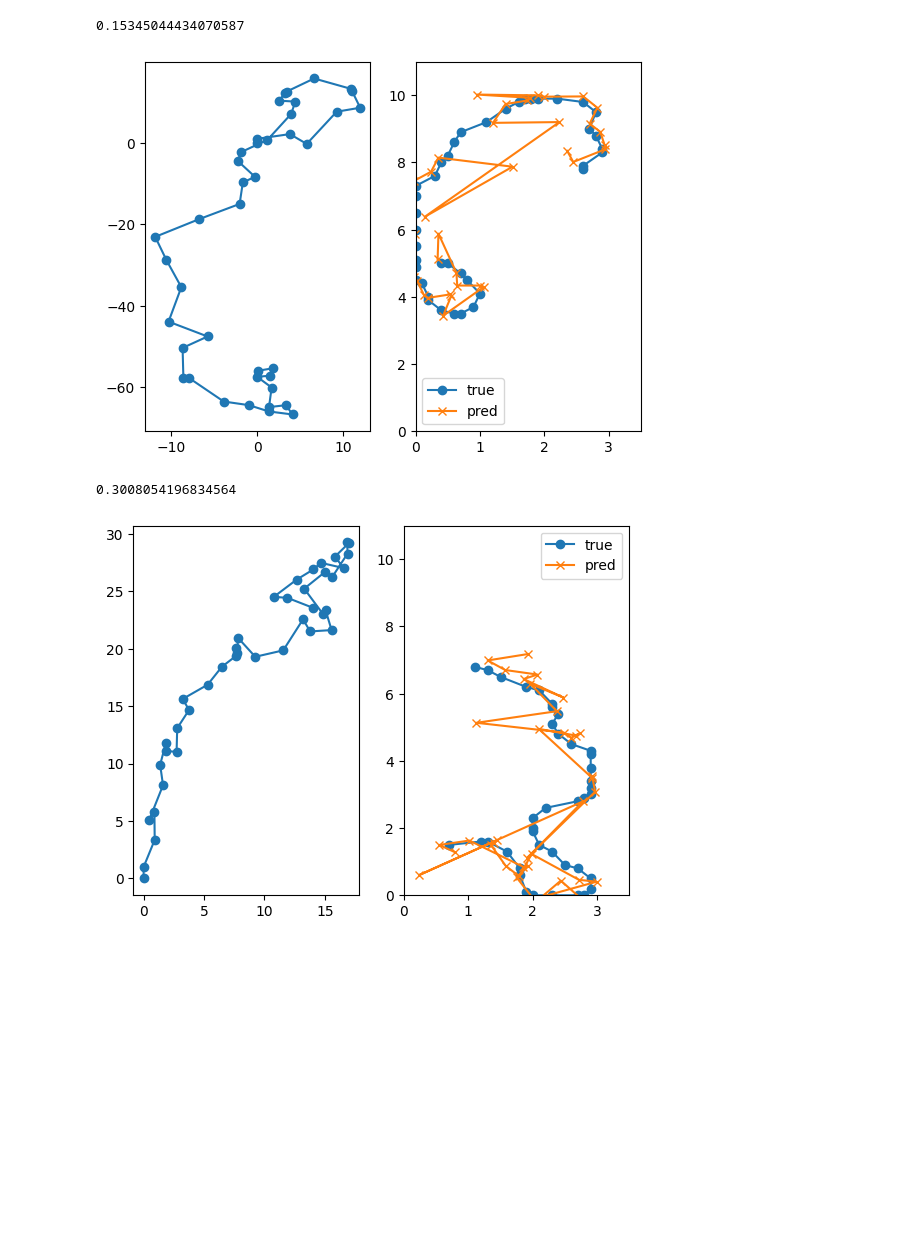
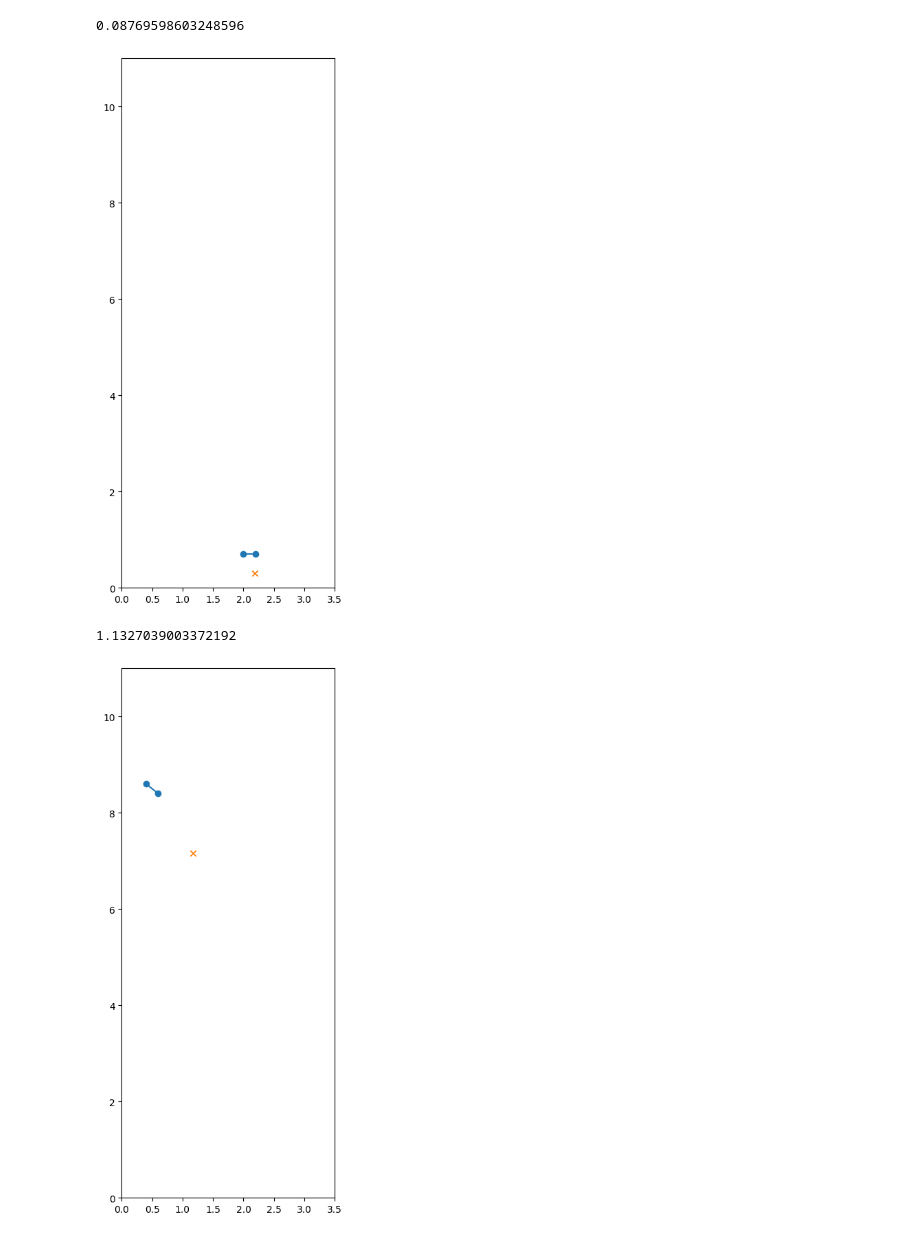
Before and after one commit to hal0309/lab-abci, a Jupyter notebook: _test/show.ipynb, the cells around one changed output. Drawn from its saved outputs; the diff is of its cells as text; code cells hidden in the pictures; blank space fills up the shorter version.

```diff
--- a/_test/show.ipynb
+++ b/_test/show.ipynb
@@ -28,7 +28,9 @@ DF_PATH = os.path.join(ROOT_PATH, "data", "df_5s_avg.pickle")
 OUTPUT_DIR = os.path.join(ROOT_PATH, "out")
 CONFIG_DIR = os.path.join(ROOT_PATH, "config")
 # %%
-log_dir = Path(r"C:\Users\hal\Documents\lab\abci\out\lightning_logs\2024-09-19-00-28-5s_avg_test")
+log_dir = Path(r"C:\Users\hal\Documents\lab\abci\out\lightning_logs\2024-11-30-16-50-2ax_noise_route_test")
+log_dir = Path(r"C:\Users\hal\Documents\lab\abci\out\lightning_logs\2024-11-30-22-24-2p_2ax_noise_route_test")
+log_dir = Path(r"C:\Users\hal\Documents\lab\abci\out\lightning_logs\2024-11-30-22-45-1p_2ax_noise_route_test")
 
 
 cp_path = os.path.join(log_dir, "cp/last.ckpt")
@@ -61,31 +93,4 @@ def get_random_noise(mean, std, shape):
 # %%
-
-ut.fix_seeds(0)
-df = pickle.load(open(DF_PATH, "rb"))
-config = conf.from_yaml(config_path)
-config = conf.from_yaml(r"C:\Users\hal\Documents\lab\abci\config\config.yaml")
-
-# 各種初期化
-model = models.get_model_with_checkpoint(config["model"], cp_path)
-route_gen = routes.get_route_generator(config["route"])
-dataset = datasets.get_dataset(config["dataset"])
-dm = datamodules.get_dm(config["dm"])
-
-dataset.set_route(df, route_gen)
-dm.setDataset(dataset)
-
-# train_dataset = datasets.RouteDatasetWithRoute(6400)
-# val_dataset = datasets.RouteDatasetWithRoute(1600)
-# test_dataset = datasets.RouteDatasetWithRoute(2000)
-
-# train_dataset.set_route(df, route_gen)
-# val_dataset.set_route(df, route_gen)
-# test_dataset.set_route(df, route_gen)
-
-# dataset = [
-#     train_dataset, val_dataset, test_dataset
-# ]
-
 
 
 model.eval()
@@ -114,36 +119,36 @@ for i in range(10):
     # print(y)
     # print(y_hat)
 
 
     loss = nn.functional.mse_loss(y_hat, y)
     loss_list.append(loss.item())
 
     print(loss.item())
 
     x = x.cpu().detach().numpy()
     y_hat = y_hat.cpu().detach().numpy()
     y = y.cpu().detach().numpy()
-    plot_route2(x, y, y_hat)
-    # plot_route(y, y_hat)
+    # plot_route2(x, y, y_hat)
+    plot_route(y, y_hat)
 
     dist_errors = np.linalg.norm(y - y_hat, axis=-1)
     # print(dist_errors)
     dist_mean = np.mean(dist_errors)
 
     dist_list.append(dist_mean)
     # print(dist_mean)
 
 
 plt.plot(loss_list)
 plt.show()
 
 plt.plot(dist_list)
 plt.show()
 
 avg = sum(loss_list) / len(loss_list)
 print(avg)
 # %% [output]
-0.15345044434070587
+0.08769598603248596
-[figure, old version]
+[figure, new version]
-0.3008054196834564
+1.1327039003372192
-[figure, old version]
+[figure, new version]
```
Also changed, not shown: parts of 2 cells of this notebook, 51 other files.
